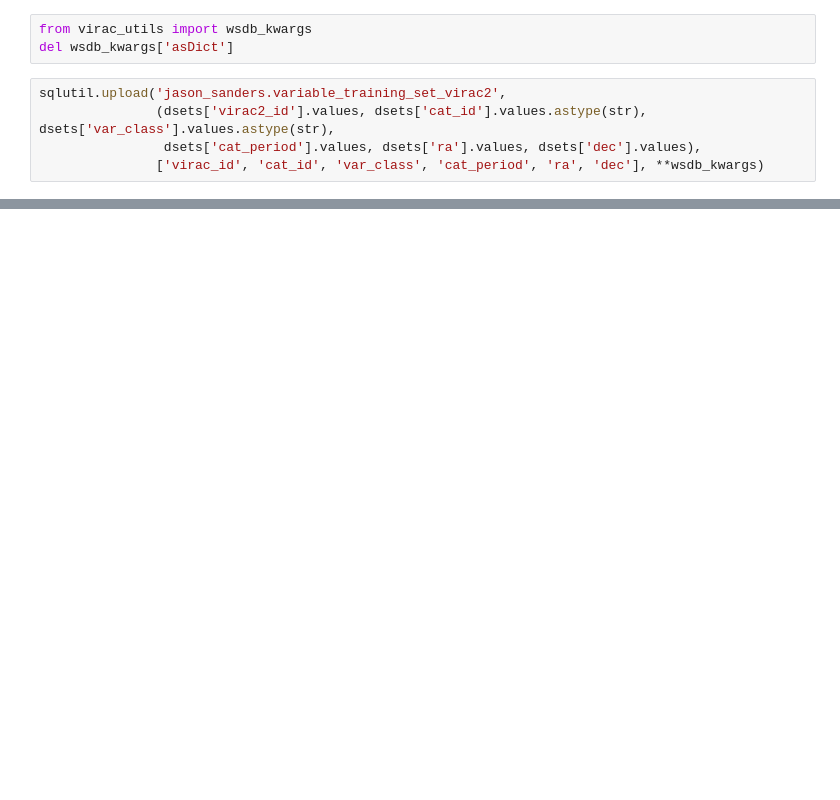
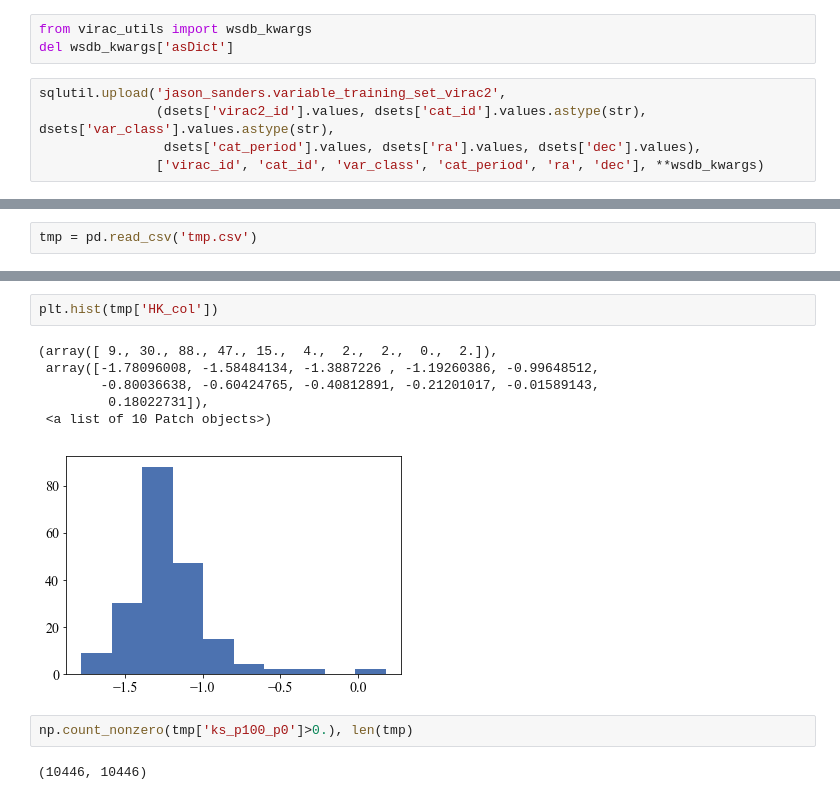
Before and after one commit to thomasmolnar/virac_classifier, a Jupyter notebook: test_notebooks/test.ipynb, the cells around one changed output, grey strips where cells are left out. Drawn from its saved outputs; the diff is of its cells as text; blank space fills up the shorter version.

```diff
--- a/test_notebooks/test.ipynb
+++ b/test_notebooks/test.ipynb
@@ -226,0 +251,2 @@ sqlutil.upload('jason_sanders.variable_training_set_virac2',
+# %%
+tmp = pd.read_csv('tmp.csv')
@@ -226,0 +262,13 @@ sqlutil.upload('jason_sanders.variable_training_set_virac2',
+# %%
+plt.hist(tmp['HK_col'])
+# %% [output]
+(array([ 9., 30., 88., 47., 15.,  4.,  2.,  2.,  0.,  2.]),
+ array([-1.78096008, -1.58484134, -1.3887226 , -1.19260386, -0.99648512,
+        -0.80036638, -0.60424765, -0.40812891, -0.21201017, -0.01589143,
+         0.18022731]),
+ <a list of 10 Patch objects>)
+[figure, added]
+# %%
+np.count_nonzero(tmp['ks_p100_p0']>0.), len(tmp)
+# %% [output]
+(10446, 10446)
```
Also changed, not shown: parts of 16 cells of this notebook, 7 other files.
